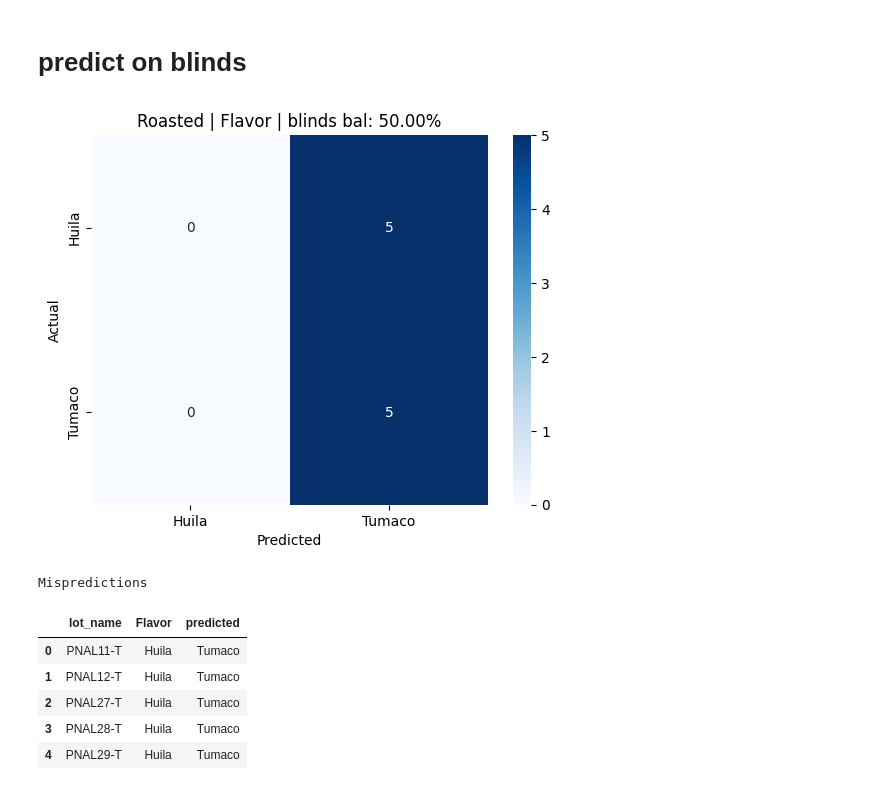
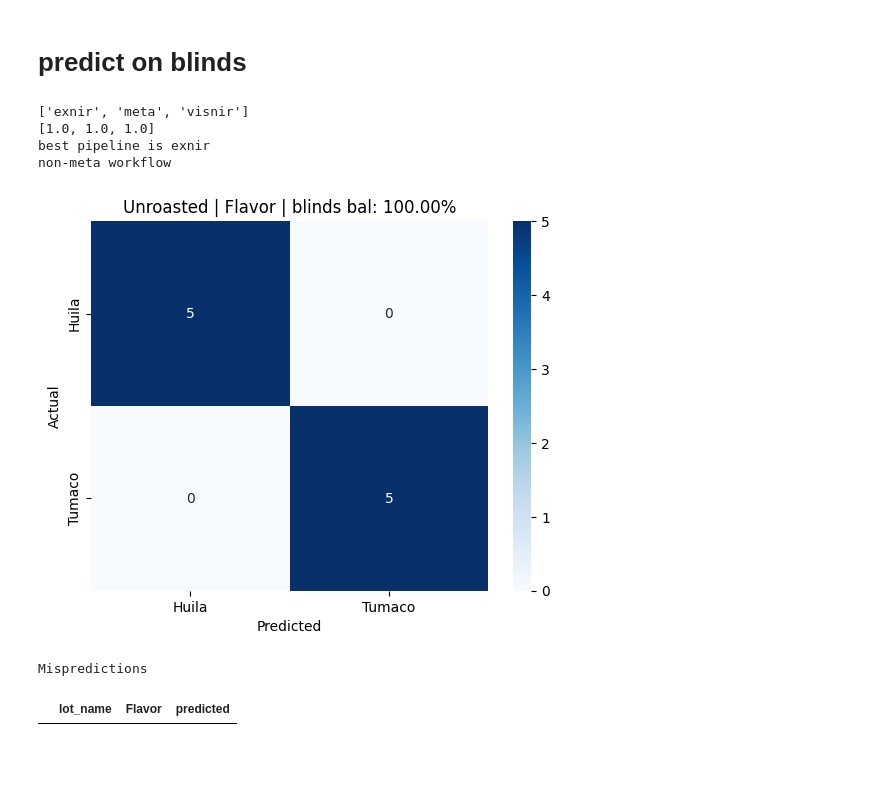
Before and after one commit to ryan-soh-pprint/DS_template, a Jupyter notebook: notebooks/04_classify_v5.ipynb, the cells around one changed output. Saved outputs shown, nothing was run; the diff lists cells and outputs as text; code cells hidden in the pictures; blank space fills up the shorter version.

```diff
--- a/notebooks/04_classify_v5.ipynb
+++ b/notebooks/04_classify_v5.ipynb
@@ -361,0 +435,8 @@ DEFAULT_CV = StratifiedGroupKFold(n_splits=N_SPLITS)
+# %%
+filter = [
+    'Unroasted',
+    # 'Roasted'
+    ]
+choice = filter[0]
+labels_df = labels_df[labels_df['Processing']==choice]
+labels_df.shape
@@ -398,12 +473,12 @@ X_visnir, X_exnir, y, datatype = preprocess_v2(input_df, labels_df)
 # %% [markdown]
 ## train test split manual
 # %%
-train_set = [
+test_set = [
     'PNAL11','PNAL12','PNAL27','PNAL28','PNAL29',
     'PNAL78','PNAL79','PNAL84','PNAL85','PNAL86'
     ]
 
-pattern = '|'.join(map(re.escape, train_set))
+pattern = '|'.join(map(re.escape, test_set))
 
 test_labels = labels_df_og[labels_df_og['lot_name'].str.contains(pattern, case=False, na=False)]
 test_index = test_labels.set_index('lot_id').index
@@ -663,51 +745,76 @@ for label in labels:
 
     list_of_pkl_files = glob.glob(f'../model/predictions_classify/{choice}_{label}/trainer_*.pkl')
     model_name = [re.search(r'_([^_]+)\.pkl$', filename).group(1) for filename in list_of_pkl_files]
+    print(model_name)
     loaded_pkl = [pkl.load(open(file, 'rb')) for file in list_of_pkl_files]
 
     metrics = [generate_classify_metrics(loaded_pkl[i],model) for i,model in enumerate(loaded_pkl)]
     pipelines = [model.get_pipeline() for model in loaded_pkl]
+    pipeline_exnir = pipelines[0] #hardcoded
+    pipeline_visnir = pipelines[2] #hardcoded
 
     performances = [model.get_best_performance() for model in loaded_pkl]
+    # performances = [0,0,1] # for testing
+    print(performances)
+
     best_performance = np.argmax(np.array(performances)) # argmax, Most positive bal acc wins
 
     best_model =  {'name':model_name[best_performance], **metrics[best_performance]}
     # best_model_output =  json.dumps(best_model, indent=4)
+    print(f"best pipeline is {best_model['name']}")
 
-    X_meta_final = pkl.load(open(output_dir/f'X_meta_final_{label}.pkl', 'rb'))
+    if best_model['name'] != 'meta':
+        print("non-meta workflow")
 
-    dataset_options = {
+        dataset_options = {
         'exnir': X_exnir,
         'visnir': X_visnir,
-        'meta': X_meta_final, # meta dataset is generated inside training loop
-    }
+        }
 
-    cnfm, prediction, truth, bal_acc = generate_blinds_confusionmatrix(
-        pipelines[best_performance],
-        dataset_options[best_model['name']],
+        cnfm, prediction, truth, bal_acc = generate_blinds_confusionmatrix(
+            pipelines[best_performance],
+            dataset_options[best_model['name']],
+            encoded_y,
+            encoder
+            )
+    else:
+        # metamodel flow
+        print("meta workflow")
+
+        pkl_path = os.path.join(output_dir, "origin_model_prediction_meta.pkl")
+        with open(pkl_path, "rb") as f:
+            pipeline_meta = load_pf_legacy_models(f)
+        n_classes = len(pipeline_meta[-1].classes_)
+
+        cnfm, prediction, truth, bal_acc = generate_blinds_confusionmatrix_meta(
+        pipeline_visnir,
+        pipeline_exnir,
+        pipeline_meta,
+        n_classes,
+        X_visnir,
+        X_exnir,
         encoded_y,
-        encoder
-        )
+        encoder)
+
     f, ax = plt.subplots()
     sns.heatmap(cnfm, annot=True, ax=ax, cmap="Blues")
     ax.set(title=f'{choice} | {label} | blinds bal: {bal_acc*100:.2f}%')
     ax.set_xlabel('Predicted')
     ax.set_ylabel('Actual')
     plt.savefig(output_dir/f'confusion_matrix_blinds.png', bbox_inches='tight')
     plt.show()
     plt.close()
 
     print('Mispredictions')
     output_df = labels_df_og.sort_values('lot_id')[['lot_name',label]]
     output_df['predicted'] = prediction.values
     final_output = output_df[output_df[label]!=output_df['predicted']]
     display(final_output)
 # %% [output]
+['exnir', 'meta', 'visnir']
+[1.0, 1.0, 1.0]
+best pipeline is exnir
+non-meta workflow
-[figure, old version]
+[figure, new version]
-Mispredictions
+Mispredictions
 |  | lot_name | Flavor | predicted |
-| 0 | PNAL11-T | Huila | Tumaco |
-| 1 | PNAL12-T | Huila | Tumaco |
-| 2 | PNAL27-T | Huila | Tumaco |
-| 3 | PNAL28-T | Huila | Tumaco |
-| 4 | PNAL29-T | Huila | Tumaco |
```
Also changed, not shown: parts of 12 cells of this notebook.
